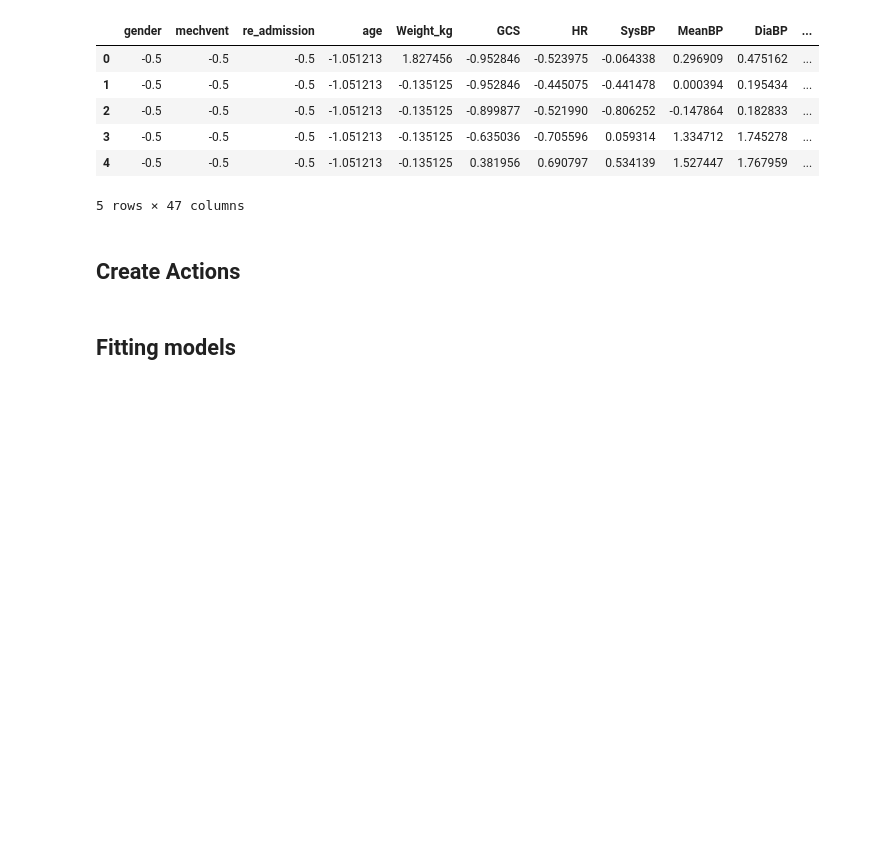
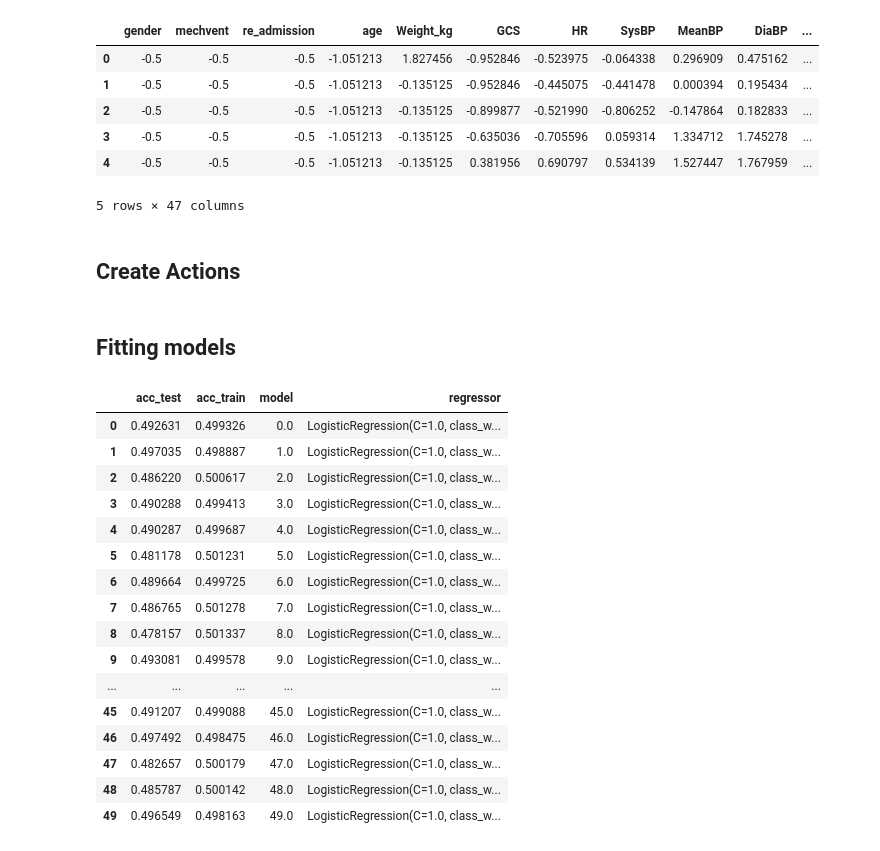
Before and after one commit to faaizT/AI_Clinician, a Jupyter notebook: Logistic Regression.ipynb, the cells around one changed output. Drawn from its saved outputs; the diff is of its cells as text; code cells hidden in the pictures; blank space fills up the shorter version.

Commit message:
Logistic regression finished

```diff
--- a/Logistic Regression.ipynb
+++ b/Logistic Regression.ipynb
@@ -152,4 +152,22 @@ for model in range(nr_reps):
 
 logging.info('Model fitting done!')
 # %%
-modelsDf.head()
+modelsDf
+# %% [output]
+|  | acc_test | acc_train | model | regressor |
+| 0 | 0.492631 | 0.499326 | 0.0 | LogisticRegression(C=1.0, class_w... |
+| 1 | 0.497035 | 0.498887 | 1.0 | LogisticRegression(C=1.0, class_w... |
+| 2 | 0.486220 | 0.500617 | 2.0 | LogisticRegression(C=1.0, class_w... |
+| 3 | 0.490288 | 0.499413 | 3.0 | LogisticRegression(C=1.0, class_w... |
+| 4 | 0.490287 | 0.499687 | 4.0 | LogisticRegression(C=1.0, class_w... |
+| 5 | 0.481178 | 0.501231 | 5.0 | LogisticRegression(C=1.0, class_w... |
+| 6 | 0.489664 | 0.499725 | 6.0 | LogisticRegression(C=1.0, class_w... |
+| 7 | 0.486765 | 0.501278 | 7.0 | LogisticRegression(C=1.0, class_w... |
+| 8 | 0.478157 | 0.501337 | 8.0 | LogisticRegression(C=1.0, class_w... |
+| 9 | 0.493081 | 0.499578 | 9.0 | LogisticRegression(C=1.0, class_w... |
+| ... | ... | ... | ... | ... |
+| 45 | 0.491207 | 0.499088 | 45.0 | LogisticRegression(C=1.0, class_w... |
+| 46 | 0.497492 | 0.498475 | 46.0 | LogisticRegression(C=1.0, class_w... |
+| 47 | 0.482657 | 0.500179 | 47.0 | LogisticRegression(C=1.0, class_w... |
+| 48 | 0.485787 | 0.500142 | 48.0 | LogisticRegression(C=1.0, class_w... |
+| 49 | 0.496549 | 0.498163 | 49.0 | LogisticRegression(C=1.0, class_w... |
```
